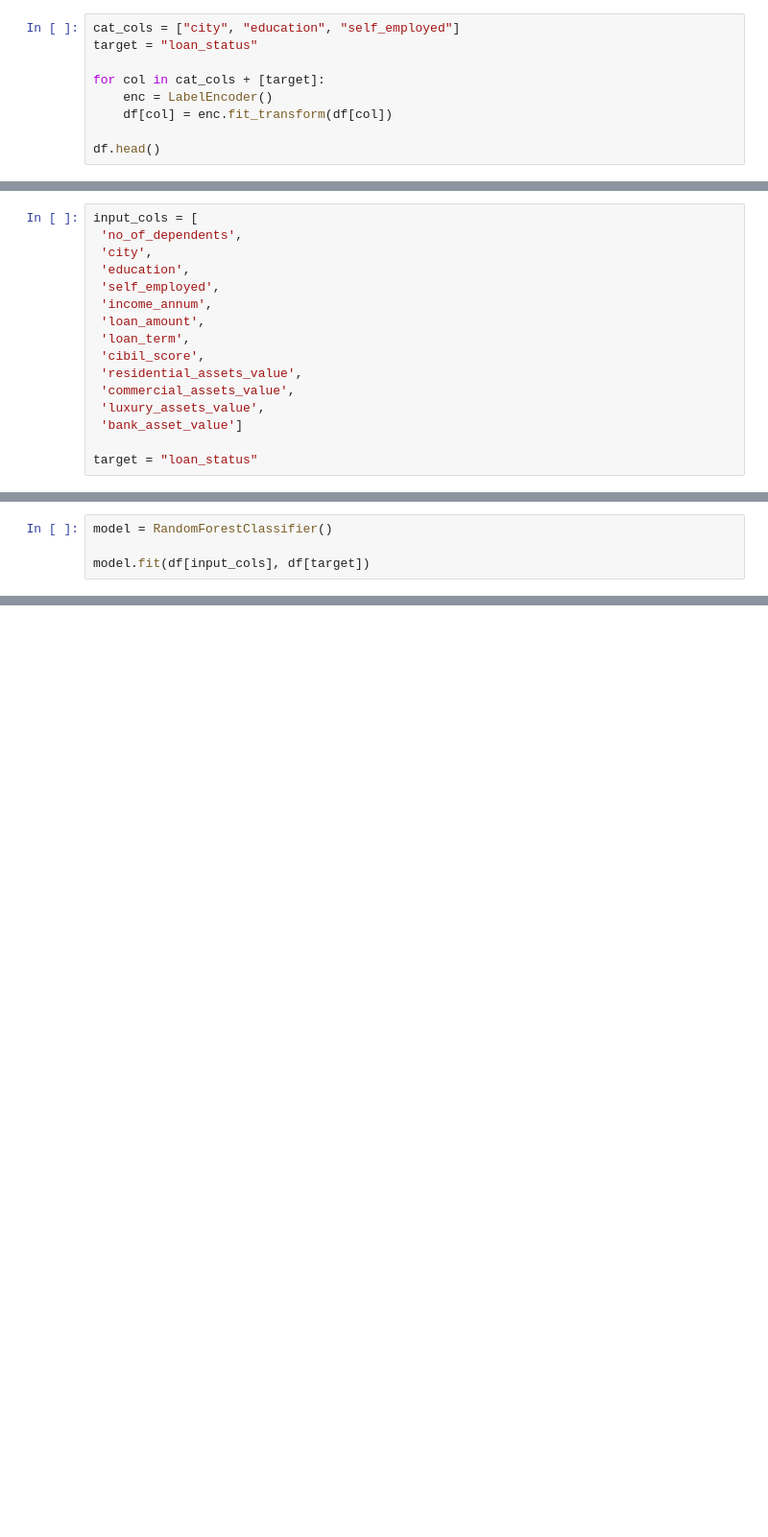
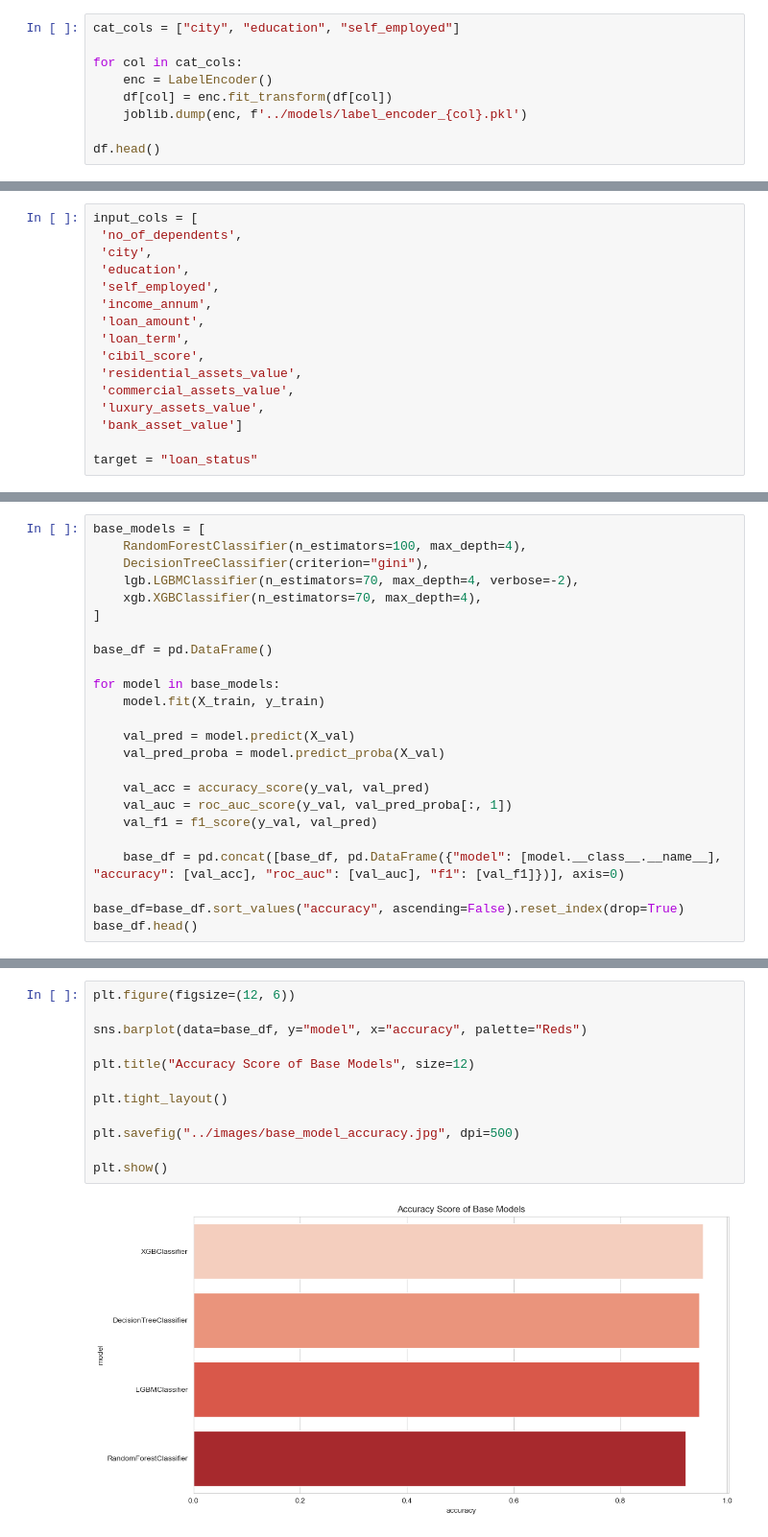
Before and after one commit to sercanyesiloz/Loan-Approval-Prediction, a Jupyter notebook: notebooks/modeling.ipynb, the cells around one changed output, grey strips where cells are left out. Shown: that part at 96% size. Cells and saved outputs as stored; diff of their text form; blank space fills up the shorter version.

Commit message:
modeling completed

```diff
--- a/notebooks/modeling.ipynb
+++ b/notebooks/modeling.ipynb
@@ -41,10 +51,10 @@ df.loc[df["self_employed"] == " Yes", "self_employed"] = "Yes"
 # %%
 cat_cols = ["city", "education", "self_employed"]
-target = "loan_status"
 
-for col in cat_cols + [target]:
+for col in cat_cols:
     enc = LabelEncoder()
     df[col] = enc.fit_transform(df[col])
+    joblib.dump(enc, f'../models/label_encoder_{col}.pkl')
 
 df.head()
 # %% [output]
@@ -77,4 +82,0 @@ len(input_cols)
-# %%
-model = RandomForestClassifier()
-
-model.fit(df[input_cols], df[target])
@@ -82,0 +102,24 @@ RandomForestClassifier()
+# %%
+base_models = [
+    RandomForestClassifier(n_estimators=100, max_depth=4),
+    DecisionTreeClassifier(criterion="gini"),
+    lgb.LGBMClassifier(n_estimators=70, max_depth=4, verbose=-2),
+    xgb.XGBClassifier(n_estimators=70, max_depth=4),
+]
+
+base_df = pd.DataFrame()
+
+for model in base_models:
+    model.fit(X_train, y_train)
+
+    val_pred = model.predict(X_val)
+    val_pred_proba = model.predict_proba(X_val)
+
+    val_acc = accuracy_score(y_val, val_pred)
+    val_auc = roc_auc_score(y_val, val_pred_proba[:, 1])
+    val_f1 = f1_score(y_val, val_pred)
+
+    base_df = pd.concat([base_df, pd.DataFrame({"model": [model.__class__.__name__], "accuracy": [val_acc], "roc_auc": [val_auc], "f1": [val_f1]})], axis=0)
+
+base_df=base_df.sort_values("accuracy", ascending=False).reset_index(drop=True)
+base_df.head()
@@ -82,0 +132,14 @@ RandomForestClassifier()
+# %%
+plt.figure(figsize=(12, 6))
+
+sns.barplot(data=base_df, y="model", x="accuracy", palette="Reds")
+
+plt.title("Accuracy Score of Base Models", size=12)
+
+plt.tight_layout()
+
+plt.savefig("../images/base_model_accuracy.jpg", dpi=500)
+
+plt.show()
+# %% [output]
+[figure, added]
```
Also changed, not shown: parts of 22 cells of this notebook, 11 other files.
